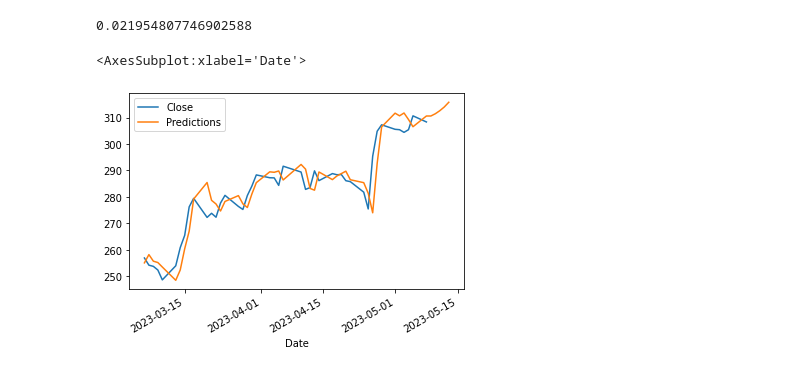
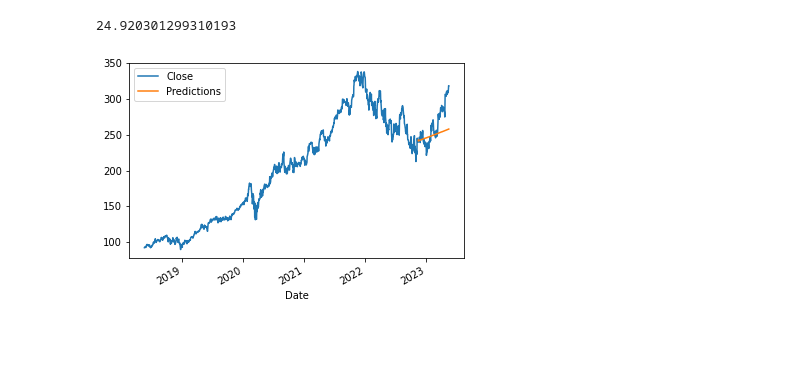
Before and after one commit to lucienqchen/sig, a Jupyter notebook: arima.ipynb, the cells around one changed output. Drawn from its saved outputs; the diff is of its cells as text; code cells hidden in the pictures; blank space fills up the shorter version.

```diff
--- a/arima.ipynb
+++ b/arima.ipynb
@@ -7,11 +9,15 @@ import matplotlib.pyplot as plt
 # %%
 ser = get_data("msft")
 # %%
-train, test = train_test_split(ser, train_size=0.75)
+train, test = train_test_split(ser, train_size=0.9)
 # %%
 preds, model = fit(train, test)
 # %%
 rmse(obs=test, preds=preds)
 # %% [output]
-0.021954807746902588
+24.920301299310193
+# %%
+validation = validate(train, test, preds)
+# %% [output]
+[figure, added]
 # %%
@@ -19,5 +24,0 @@ df = generate_forecasts(obs=test, preds=preds, model=model, n=5)
-# %%
-df[-50:].plot()
-# %% [output]
-<AxesSubplot:xlabel='Date'>
-[figure, removed]
```
Also changed, not shown: parts of 3 cells of this notebook, 1 other file.
